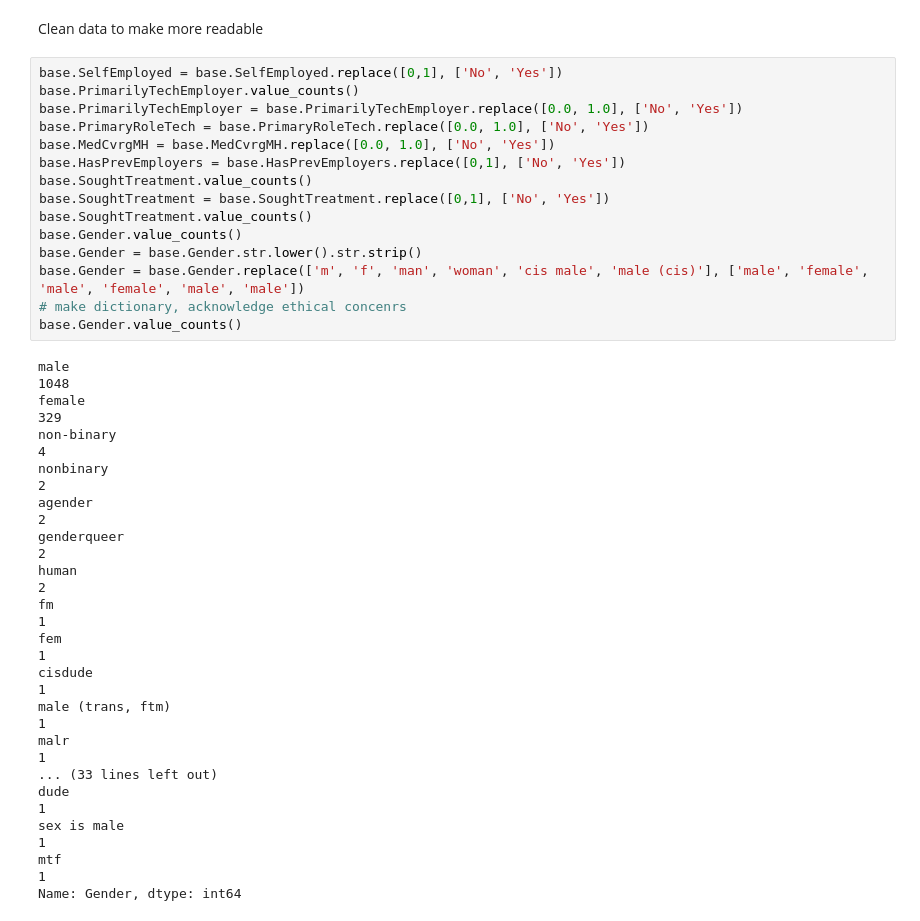
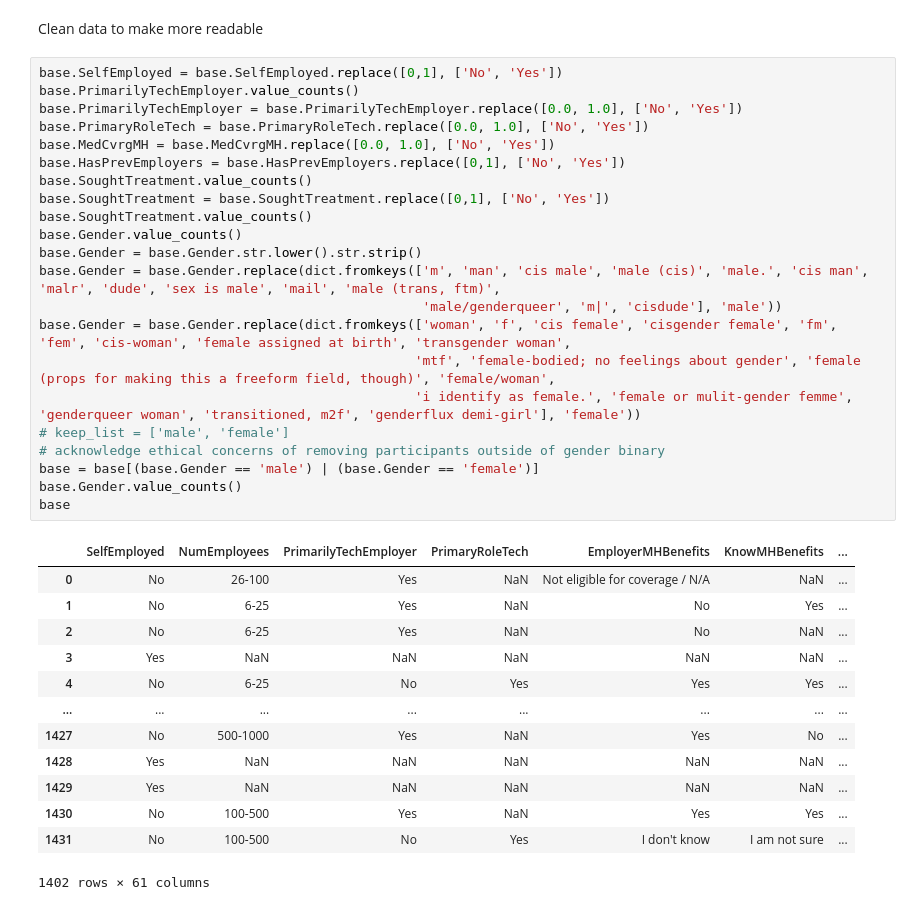
Before and after one commit to krishols/CISC367HFinal, a Jupyter notebook: messy.ipynb, the cells around one changed output. Saved outputs shown, nothing was run; the diff lists cells and outputs as text.

```diff
--- a/messy.ipynb
+++ b/messy.ipynb
@@ -69,33 +89,36 @@ Clean data to make more readable
 # %%
 base.SelfEmployed = base.SelfEmployed.replace([0,1], ['No', 'Yes'])
 base.PrimarilyTechEmployer.value_counts()
 base.PrimarilyTechEmployer = base.PrimarilyTechEmployer.replace([0.0, 1.0], ['No', 'Yes'])
 base.PrimaryRoleTech = base.PrimaryRoleTech.replace([0.0, 1.0], ['No', 'Yes'])
 base.MedCvrgMH = base.MedCvrgMH.replace([0.0, 1.0], ['No', 'Yes'])
 base.HasPrevEmployers = base.HasPrevEmployers.replace([0,1], ['No', 'Yes'])
 base.SoughtTreatment.value_counts()
 base.SoughtTreatment = base.SoughtTreatment.replace([0,1], ['No', 'Yes'])
 base.SoughtTreatment.value_counts()
 base.Gender.value_counts()
 base.Gender = base.Gender.str.lower().str.strip()
-base.Gender = base.Gender.replace(['m', 'f', 'man', 'woman', 'cis male', 'male (cis)'], ['male', 'female', 'male', 'female', 'male', 'male'])
-# make dictionary, acknowledge ethical concenrs
+base.Gender = base.Gender.replace(dict.fromkeys(['m', 'man', 'cis male', 'male (cis)', 'male.', 'cis man', 'malr', 'dude', 'sex is male', 'mail', 'male (trans, ftm)',
+                                                 'male/genderqueer', 'm|', 'cisdude'], 'male'))
+base.Gender = base.Gender.replace(dict.fromkeys(['woman', 'f', 'cis female', 'cisgender female', 'fm', 'fem', 'cis-woman', 'female assigned at birth', 'transgender woman',
+                                                'mtf', 'female-bodied; no feelings about gender', 'female (props for making this a freeform field, though)', 'female/woman',
+                                                'i identify as female.', 'female or mulit-gender femme', 'genderqueer woman', 'transitioned, m2f', 'genderflux demi-girl'], 'female'))
+# keep_list = ['male', 'female']
+# acknowledge ethical concerns of removing participants outside of gender binary
+base = base[(base.Gender == 'male') | (base.Gender == 'female')]
 base.Gender.value_counts()
+base
 # %% [output]
+|  | SelfEmployed | NumEmployees | PrimarilyTechEmployer | PrimaryRoleTech | EmployerMHBenefits | KnowMHBenefits | ... |
+| 0 | No | 26-100 | Yes | NaN | Not eligible for coverage / N/A | NaN | ... |
+| 1 | No | 6-25 | Yes | NaN | No | Yes | ... |
+| 2 | No | 6-25 | Yes | NaN | No | NaN | ... |
+| 3 | Yes | NaN | NaN | NaN | NaN | NaN | ... |
+| 4 | No | 6-25 | No | Yes | Yes | Yes | ... |
+| ... | ... | ... | ... | ... | ... | ... | ... |
+| 1427 | No | 500-1000 | Yes | NaN | Yes | No | ... |
+| 1428 | Yes | NaN | NaN | NaN | NaN | NaN | ... |
+| 1429 | Yes | NaN | NaN | NaN | NaN | NaN | ... |
+| 1430 | No | 100-500 | Yes | NaN | Yes | Yes | ... |
+| 1431 | No | 100-500 | No | Yes | I don't know | I am not sure | ... |
-male                                                                                                                                                            1048
-female                                                                                                                                                           329
-non-binary                                                                                                                                                         4
-nonbinary                                                                                                                                                          2
-agender                                                                                                                                                            2
-genderqueer                                                                                                                                                        2
-human                                                                                                                                                              2
-fm                                                                                                                                                                 1
-fem                                                                                                                                                                1
-cisdude                                                                                                                                                            1
-male (trans, ftm)                                                                                                                                                  1
-malr                                                                                                                                                               1
-... (33 lines left out)
-dude                                                                                                                                                               1
-sex is male                                                                                                                                                        1
-mtf                                                                                                                                                                1
-Name: Gender, dtype: int64
+1402 rows × 61 columns
```
Also changed, not shown: parts of 7 cells of this notebook.
